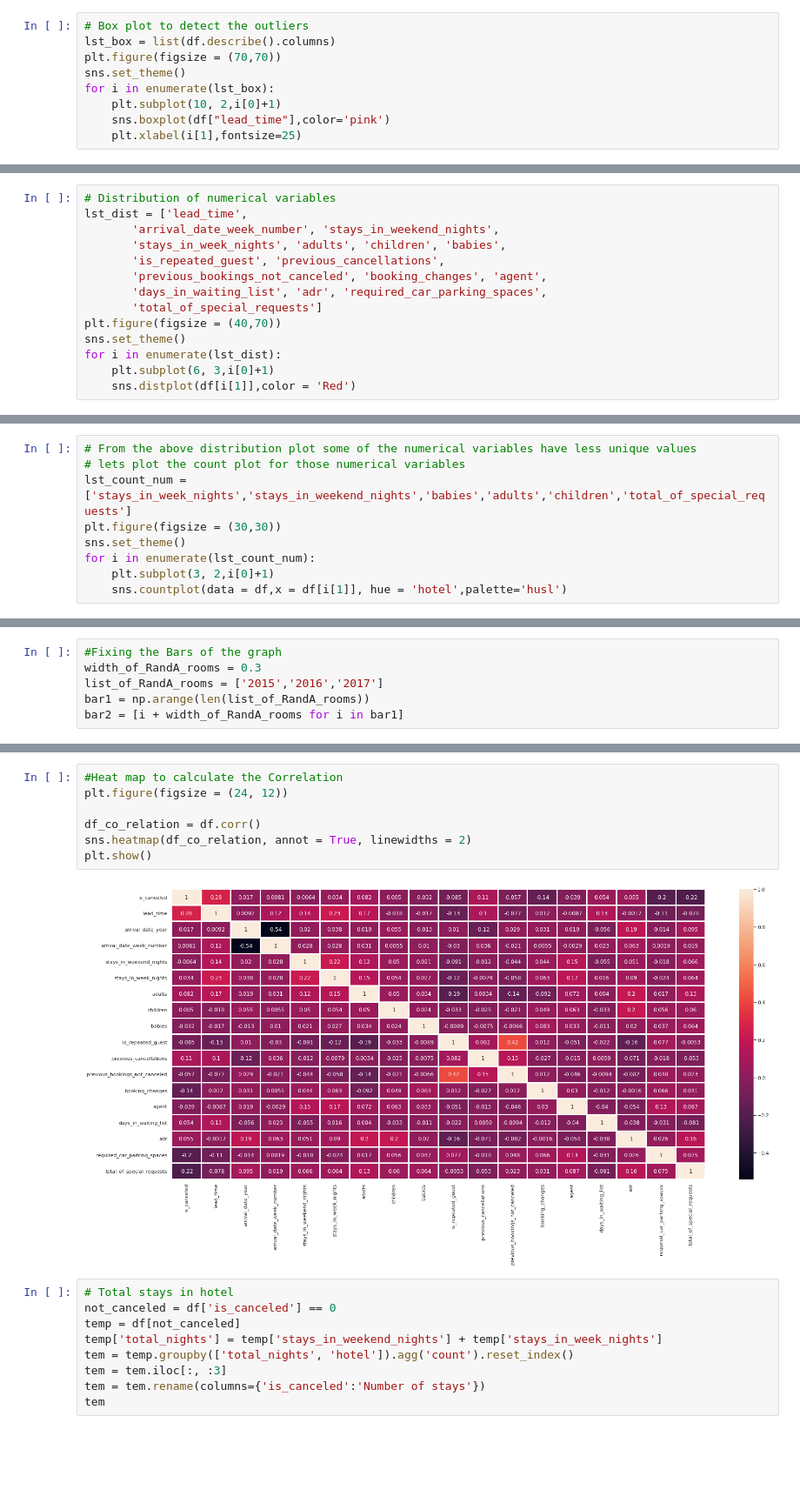
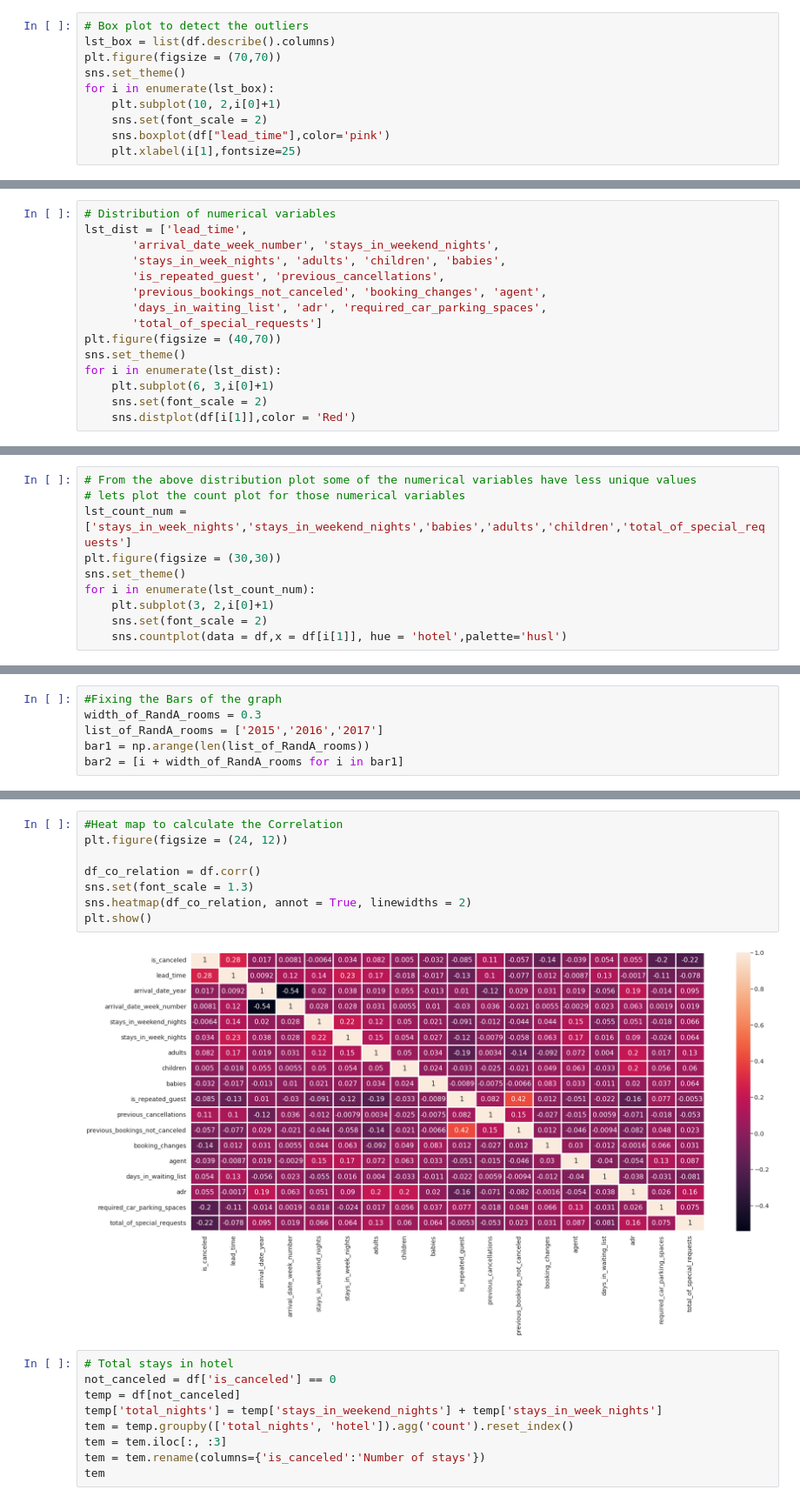
Before and after one commit to SethupathyM/EDA---Capstone-Project, a Jupyter notebook: Hotel_Booking_Capstone_Project.ipynb, the cells around one changed output, grey strips where cells are left out. Shown at 87% size. Cells and saved outputs as stored; diff of their text form; blank space fills up the shorter version.

```diff
--- a/Hotel_Booking_Capstone_Project.ipynb
+++ b/Hotel_Booking_Capstone_Project.ipynb
@@ -259,6 +259,7 @@ plt.figure(figsize = (70,70))
 sns.set_theme()
 for i in enumerate(lst_box):
     plt.subplot(10, 2,i[0]+1)
+    sns.set(font_scale = 2)
     sns.boxplot(df["lead_time"],color='pink')
     plt.xlabel(i[1],fontsize=25)
 # %% [output]
@@ -306,5 +307,6 @@ plt.figure(figsize = (40,70))
 sns.set_theme()
 for i in enumerate(lst_dist):
     plt.subplot(6, 3,i[0]+1)
+    sns.set(font_scale = 2)
     sns.distplot(df[i[1]],color = 'Red')
 # %% [output]
@@ -317,5 +319,6 @@ plt.figure(figsize = (30,30))
 sns.set_theme()
 for i in enumerate(lst_count_num):
     plt.subplot(3, 2,i[0]+1)
+    sns.set(font_scale = 2)
     sns.countplot(data = df,x = df[i[1]], hue = 'hotel',palette='husl')
 # %% [output]
@@ -588,12 +596,13 @@ plt.show()
 # %%
 #Heat map to calculate the Correlation
 plt.figure(figsize = (24, 12))
 
 df_co_relation = df.corr()
+sns.set(font_scale = 1.3)
 sns.heatmap(df_co_relation, annot = True, linewidths = 2)
 plt.show()
 # %% [output]
-[figure, old version]
+[figure, new version]
 # %%
 # Total stays in hotel
 not_canceled = df['is_canceled'] == 0
```
Also changed, not shown: parts of 26 cells of this notebook.
